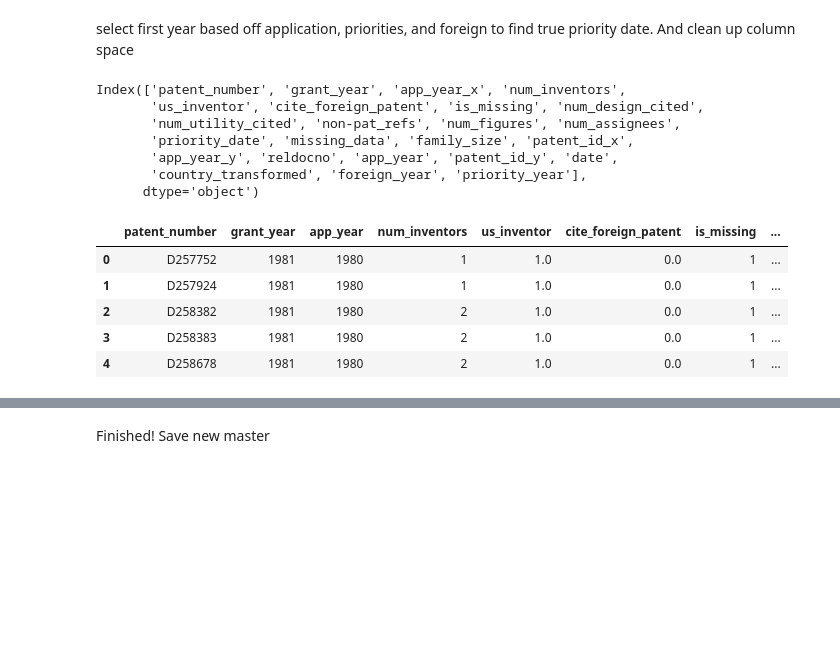
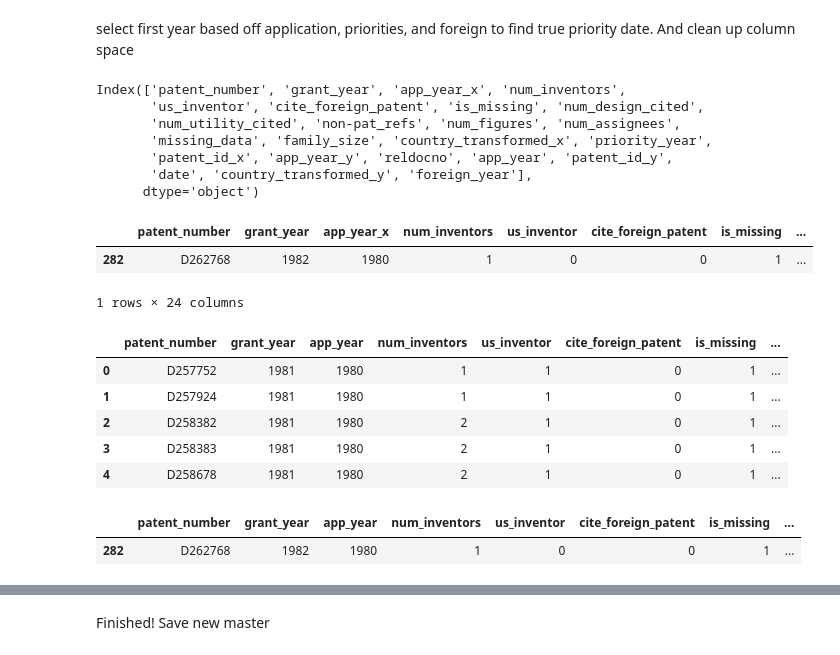
Before and after one commit to TieraLee/patents, a Jupyter notebook: Calculating true priority date.ipynb, the cells around one changed output, grey strips where cells are left out. Saved outputs shown, nothing was run; the diff lists cells and outputs as text; code cells hidden in the pictures; blank space fills up the shorter version.

```diff
--- a/Calculating true priority date.ipynb
+++ b/Calculating true priority date.ipynb
@@ -267,28 +289,39 @@ master.head()
 # %% [markdown]
 select first year based off application, priorities, and foreign to find true priority date. And clean up column space
 # %%
-master['priority_year'] = master[['app_year_x','app_year_y','app_year','date']].min(axis=1)
+master['priority_year'] = master[['app_year_x','app_year_y','app_year','foreign_year']].min(axis=1)
 # %%
 master.columns
 # %% [output]
 Index(['patent_number', 'grant_year', 'app_year_x', 'num_inventors',
        'us_inventor', 'cite_foreign_patent', 'is_missing', 'num_design_cited',
        'num_utility_cited', 'non-pat_refs', 'num_figures', 'num_assignees',
-       'priority_date', 'missing_data', 'family_size', 'patent_id_x',
-       'app_year_y', 'reldocno', 'app_year', 'patent_id_y', 'date',
-       'country_transformed', 'foreign_year', 'priority_year'],
+       'missing_data', 'family_size', 'country_transformed_x', 'priority_year',
+       'patent_id_x', 'app_year_y', 'reldocno', 'app_year', 'patent_id_y',
+       'date', 'country_transformed_y', 'foreign_year'],
       dtype='object')
+# %%
+master.loc[master.patent_number.str.match('D262768')]
+# %% [output]
+|  | patent_number | grant_year | app_year_x | num_inventors | us_inventor | cite_foreign_patent | is_missing | ... |
+| 282 | D262768 | 1982 | 1980 | 1 | 0 | 0 | 1 | ... |
+1 rows × 24 columns
 # %%
-cols = ['priority_date','patent_id_x','app_year_y','reldocno','app_year','patent_id_y','date','foreign_year']
-master = master.drop(cols, axis=1).rename(index=str, columns = {'app_year_x': 'app_year'})
+cols = ['patent_id_x','app_year_y','reldocno','app_year','patent_id_y','date','foreign_year', 'country_transformed_y']
+master = master.drop(cols, axis=1).rename(index=str, columns = {'app_year_x': 'app_year', 'country_transformed_x':'country_transformed'})
 
 master['country_transformed'] = master.country_transformed.fillna('US')
 
 master.head()
 # %% [output]
 |  | patent_number | grant_year | app_year | num_inventors | us_inventor | cite_foreign_patent | is_missing | ... |
-| 0 | D257752 | 1981 | 1980 | 1 | 1.0 | 0.0 | 1 | ... |
-| 1 | D257924 | 1981 | 1980 | 1 | 1.0 | 0.0 | 1 | ... |
-| 2 | D258382 | 1981 | 1980 | 2 | 1.0 | 0.0 | 1 | ... |
-| 3 | D258383 | 1981 | 1980 | 2 | 1.0 | 0.0 | 1 | ... |
-| 4 | D258678 | 1981 | 1980 | 2 | 1.0 | 0.0 | 1 | ... |
+| 0 | D257752 | 1981 | 1980 | 1 | 1 | 0 | 1 | ... |
+| 1 | D257924 | 1981 | 1980 | 1 | 1 | 0 | 1 | ... |
+| 2 | D258382 | 1981 | 1980 | 2 | 1 | 0 | 1 | ... |
+| 3 | D258383 | 1981 | 1980 | 2 | 1 | 0 | 1 | ... |
+| 4 | D258678 | 1981 | 1980 | 2 | 1 | 0 | 1 | ... |
+# %%
+master.loc[master.patent_number.str.match('D262768')]
+# %% [output]
+|  | patent_number | grant_year | app_year | num_inventors | us_inventor | cite_foreign_patent | is_missing | ... |
+| 282 | D262768 | 1982 | 1980 | 1 | 0 | 0 | 1 | ... |
```
Also changed, not shown: parts of 10 cells of this notebook, 3 other files.
